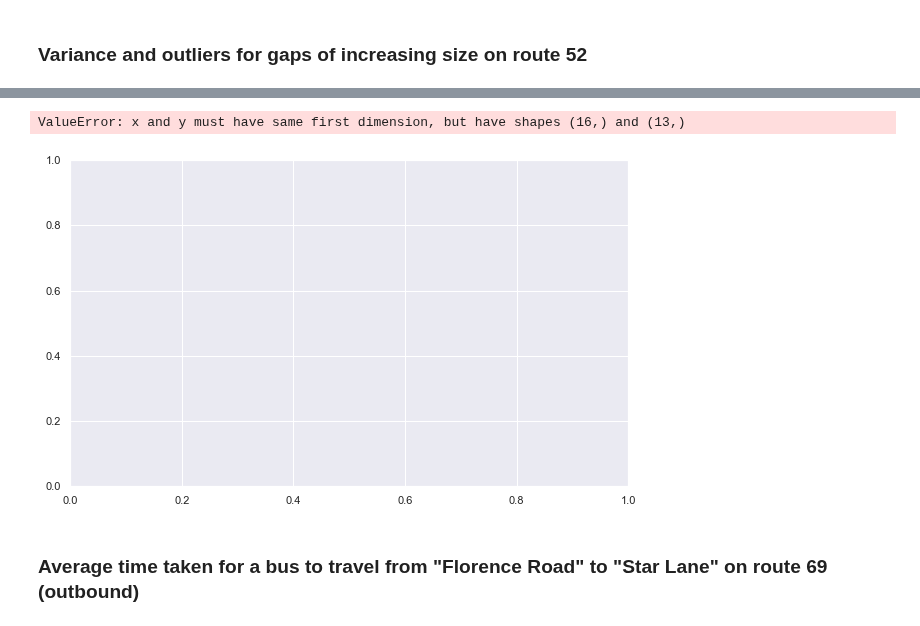
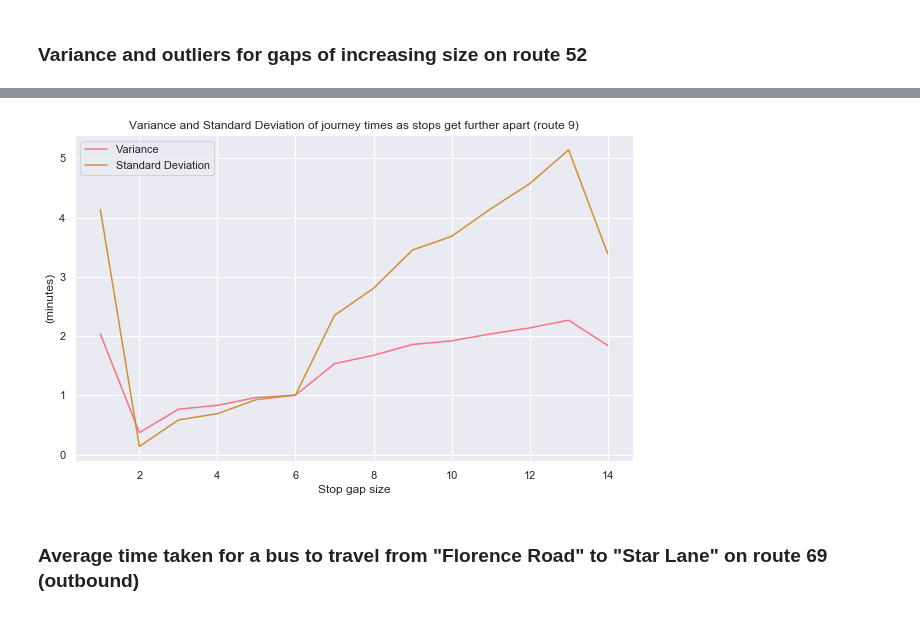
Before and after one commit to serenelc/individual-project-beng, a Jupyter notebook: data-exploration.ipynb, the cells around one changed output, grey strips where cells are left out. Drawn from its saved outputs; the diff is of its cells as text; code cells hidden in the pictures.

Commit message:
Trying to fix the historical model graphs

```diff
--- a/data-exploration.ipynb
+++ b/data-exploration.ipynb
@@ -507,16 +521,15 @@ Time taken:  285.9287419319153
 # %%
 fig, ax = plt.subplots(figsize=(10,6))
-gap_size = [i for i in range(1,len(variances))]
+gap_size = [i for i in range(1,len(variances) + 1)]
 ax.plot(gap_size, variances, label = "Variance")
 ax.plot(gap_size, sds, label = "Standard Deviation")
 ax.legend()
 ax.set_xlabel("Stop gap size")
 ax.set_ylabel("(minutes)")
 ax.set_title("Variance and Standard Deviation of journey times as stops get further apart (route 9)")
 plt.show()
 # %% [output]
-ValueError: x and y must have same first dimension, but have shapes (16,) and (13,)
-[figure, old version]
+[figure, new version]
 # %% [markdown]
 ### Average time taken for a bus to travel from "Florence Road" to "Star Lane" on route 69 (outbound)
 # %%
```
Also changed, not shown: parts of 1 cell of this notebook, 43 other files.
